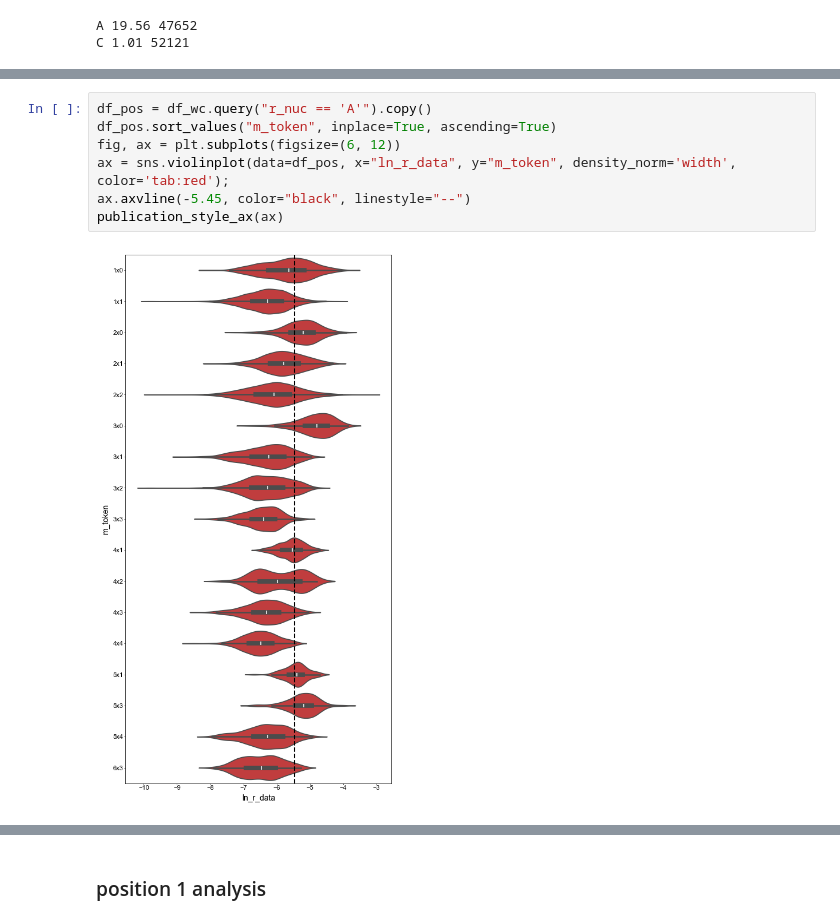
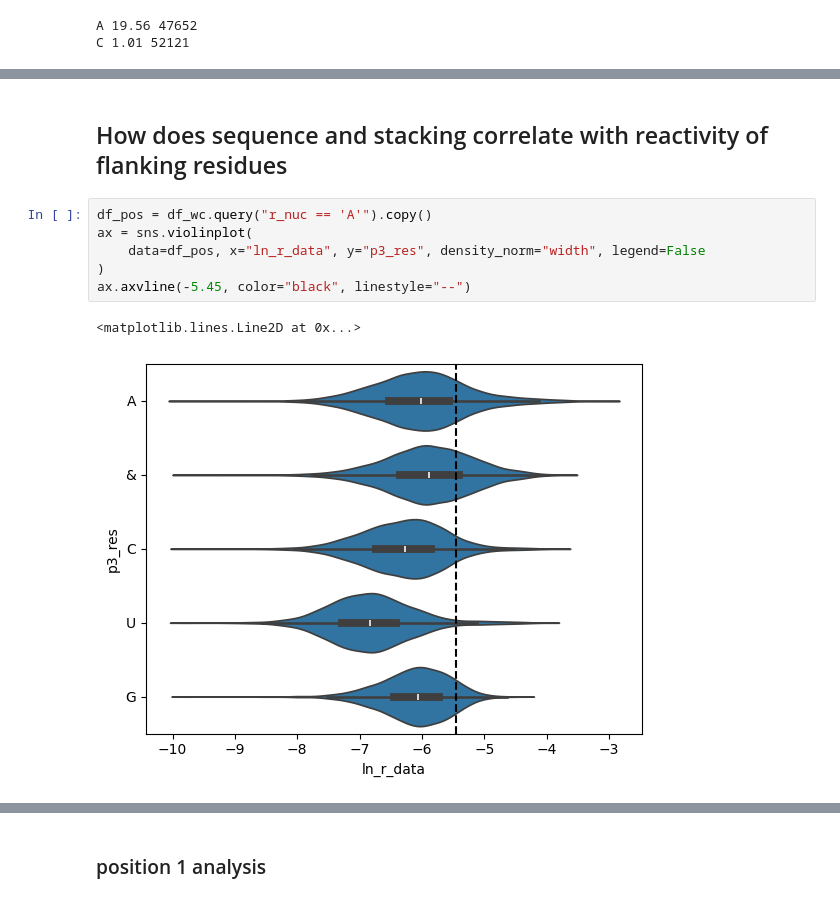
Before and after one commit to YesselmanLabPublications/2025_char_3d_struct_features, a Jupyter notebook: notebooks/reactive_helices.ipynb, the cells around one changed output, grey strips where cells are left out. Saved outputs shown, nothing was run; the diff lists cells and outputs as text.

```diff
--- a/notebooks/reactive_helices.ipynb
+++ b/notebooks/reactive_helices.ipynb
@@ -109,9 +474,11 @@ sns.violinplot(data=df, x="ln_r_data", y="r_nuc", hue="r_nuc", density_norm='wid
+# %% [markdown]
+## How does sequence and stacking correlate with reactivity of flanking residues
 # %%
 df_pos = df_wc.query("r_nuc == 'A'").copy()
-df_pos.sort_values("m_token", inplace=True, ascending=True)
-fig, ax = plt.subplots(figsize=(6, 12))
-ax = sns.violinplot(data=df_pos, x="ln_r_data", y="m_token", density_norm='width', color='tab:red');
+ax = sns.violinplot(
+    data=df_pos, x="ln_r_data", y="p3_res", density_norm="width", legend=False
+)
 ax.axvline(-5.45, color="black", linestyle="--")
-publication_style_ax(ax)
 # %% [output]
+<matplotlib.lines.Line2D at 0x...>
-[figure, old version]
+[figure, new version]
```
Also changed, not shown: parts of 62 cells of this notebook, 8 other files.
